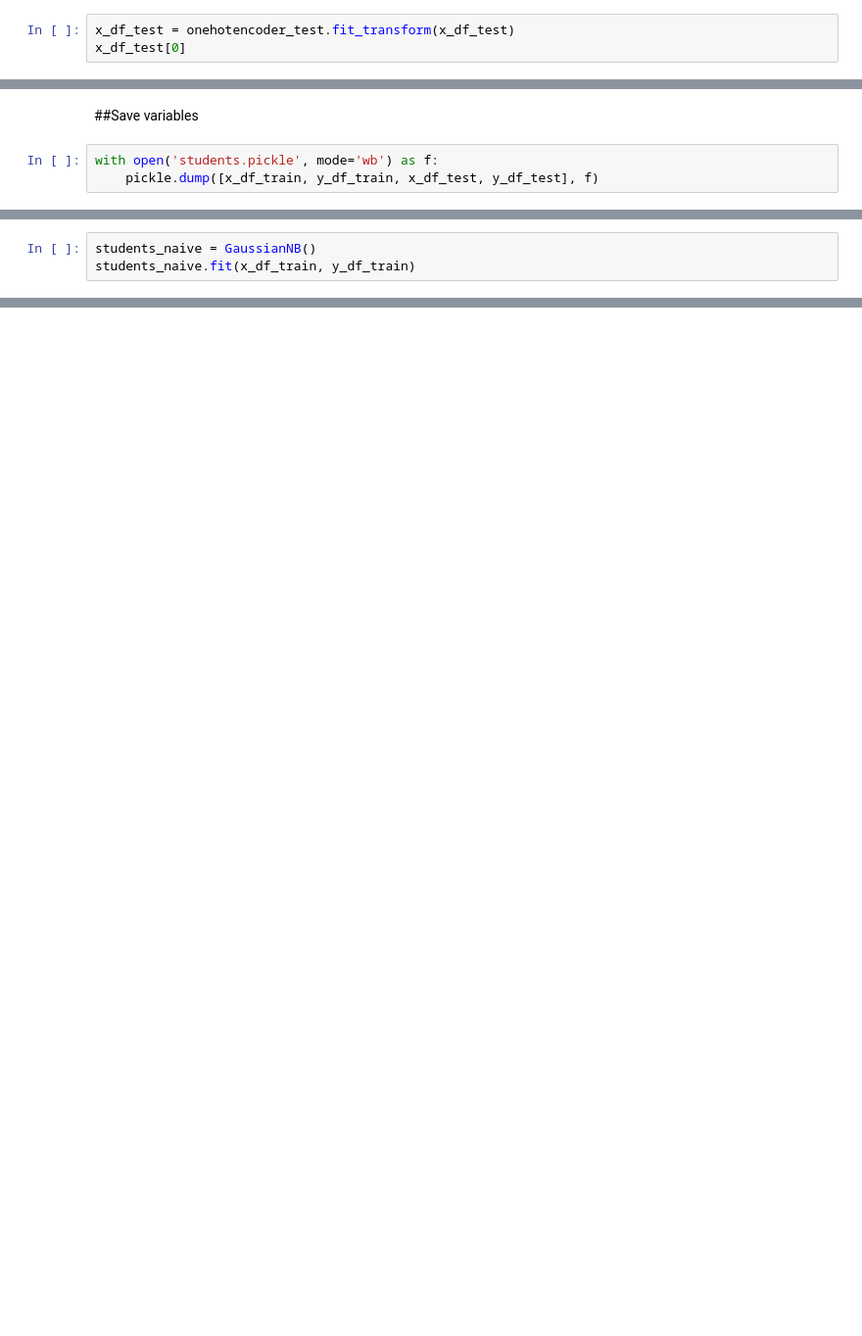
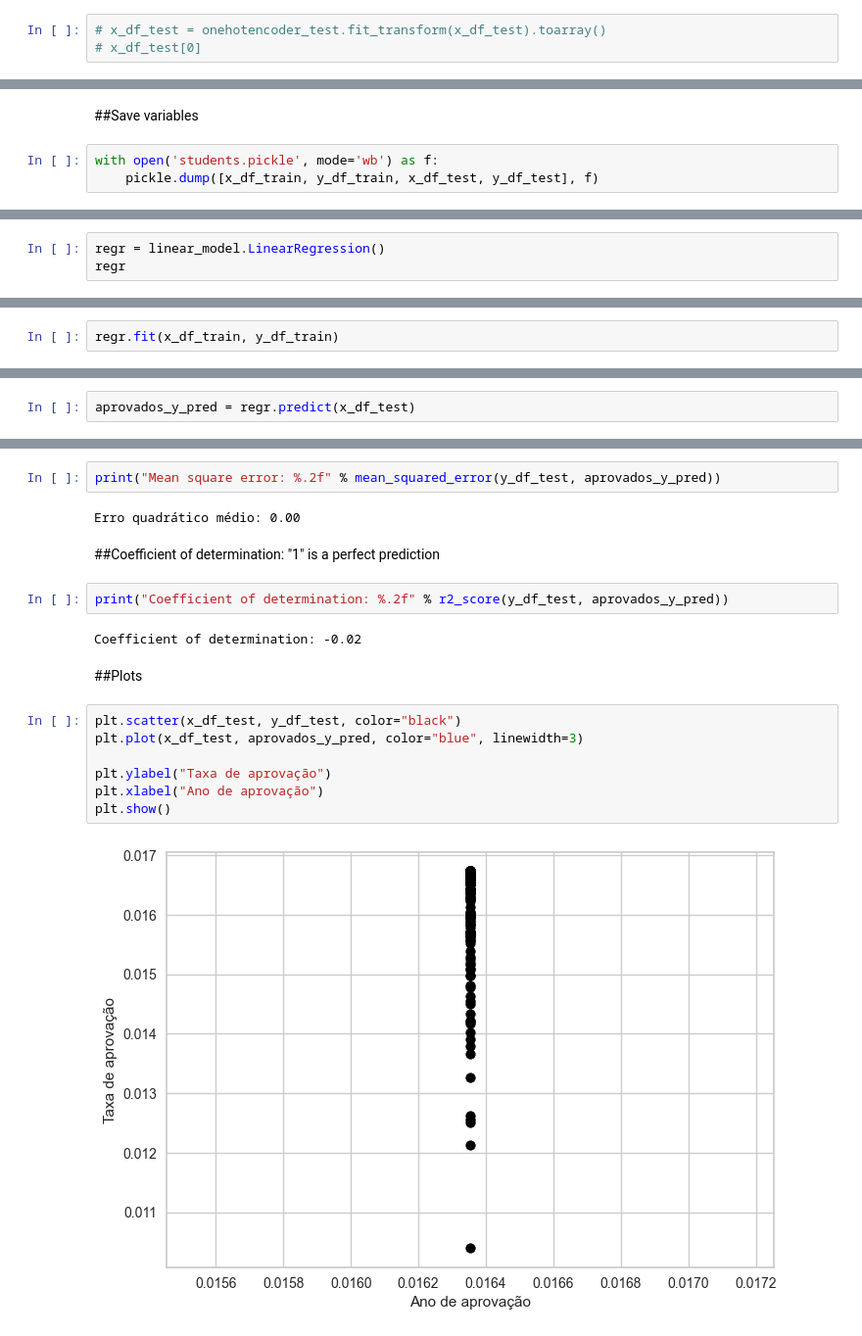
Before and after one commit to maiconspa/student-analysis, a Jupyter notebook: a3_ia.ipynb, the cells around one changed output, grey strips where cells are left out. Shown at 98% size. Saved outputs shown, nothing was run; the diff lists cells and outputs as text; blank space fills up the shorter version.

Commit message:
Linear Regression model ok

```diff
--- a/a3_ia.ipynb
+++ b/a3_ia.ipynb
@@ -333,3 +377,3 @@ onehotencoder_test = ColumnTransformer(transformers=[('OneHot', OneHotEncoder(),
 # %%
-x_df_test = onehotencoder_test.fit_transform(x_df_test)
-x_df_test[0]
+# x_df_test = onehotencoder_test.fit_transform(x_df_test).toarray()
+# x_df_test[0]
@@ -357,0 +389,3 @@ print(x_df_train)
+# %%
+regr = linear_model.LinearRegression()
+regr
@@ -358,4 +396,3 @@ print(x_df_train)
 # %%
-students_naive = GaussianNB()
-students_naive.fit(x_df_train, y_df_train)
+regr.fit(x_df_train, y_df_train)
 # %% [output]
@@ -370,0 +402,2 @@ naive_score
+# %%
+aprovados_y_pred = regr.predict(x_df_test)
@@ -370,0 +413,21 @@ naive_score
+# %%
+print("Mean square error: %.2f" % mean_squared_error(y_df_test, aprovados_y_pred))
+# %% [output]
+Erro quadrático médio: 0.00
+# %% [markdown]
+##Coefficient of determination: "1" is a perfect prediction
+# %%
+print("Coefficient of determination: %.2f" % r2_score(y_df_test, aprovados_y_pred))
+# %% [output]
+Coefficient of determination: -0.02
+# %% [markdown]
+##Plots
+# %%
+plt.scatter(x_df_test, y_df_test, color="black")
+plt.plot(x_df_test, aprovados_y_pred, color="blue", linewidth=3)
+
+plt.ylabel("Taxa de aprovação")
+plt.xlabel("Ano de aprovação")
+plt.show()
+# %% [output]
+[figure, added]
```
Also changed, not shown: parts of 33 cells of this notebook, 2 other files.
